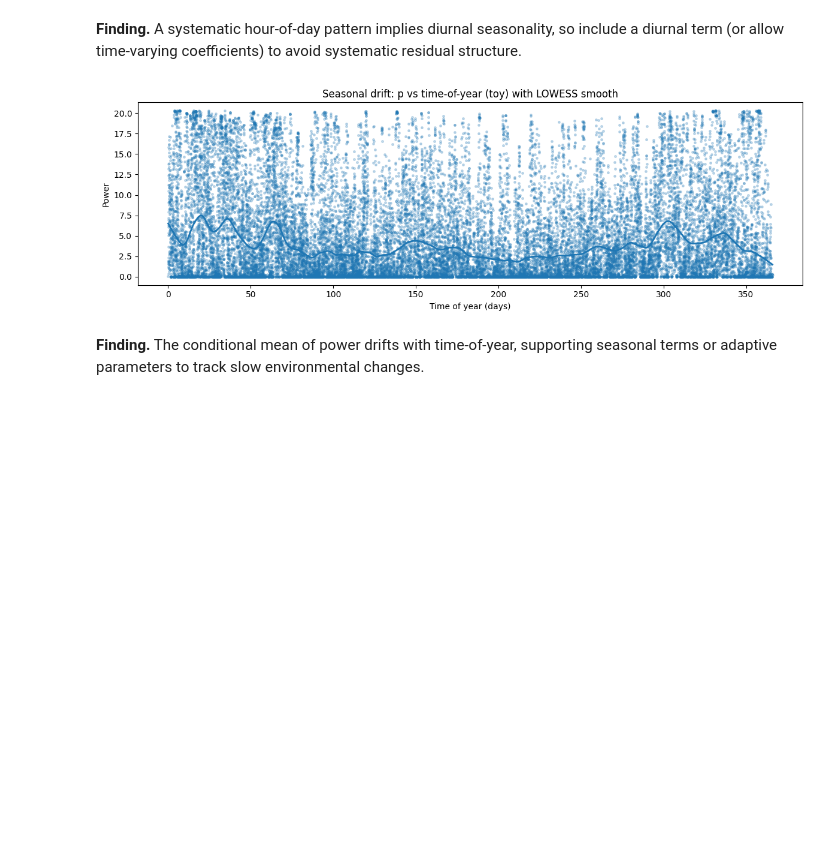
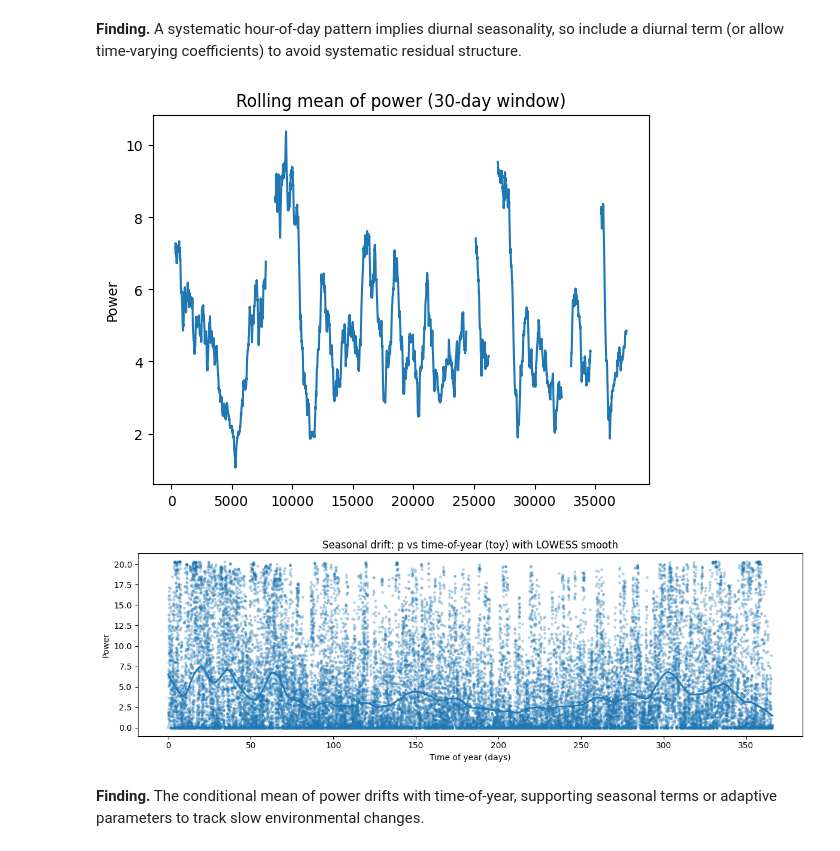
Before and after one commit to chrjx/AdvTSA, a Jupyter notebook: assignment4/tamas_models/analysis.ipynb, the cells around one changed output. Cells and saved outputs as stored; diff of their text form; code cells hidden in the pictures; blank space fills up the shorter version.

```diff
--- a/assignment4/tamas_models/analysis.ipynb
+++ b/assignment4/tamas_models/analysis.ipynb
@@ -194,30 +182,38 @@ plt.show()
 # %%
 
 toy = df["toy"].astype(float)
 p = df["p"].astype(float)
+
+# Rolling mean to confirm slow time scale of drift
+p.rolling(window=24*30, center=True).mean().plot(
+    title="Rolling mean of power (30-day window)",
+    ylabel="Power"
+)
+
 
 mask = toy.notna() & p.notna()
 toy_m = toy[mask].values
 p_m = p[mask].values
 
 # subsample for speed
 m = min(len(toy_m), 30000)
 if len(toy_m) > m:
     idx = np.random.default_rng(1).choice(len(toy_m), size=m, replace=False)
     toy_m, p_m = toy_m[idx], p_m[idx]
 
 smth = lowess(p_m, toy_m, frac=0.05, return_sorted=True)
 
 plt.figure(figsize=(12,4))
 plt.scatter(toy_m, p_m, s=6, alpha=0.25)
 plt.plot(smth[:,0], smth[:,1], linewidth=2)
 plt.title("Seasonal drift: p vs time-of-year (toy) with LOWESS smooth")
 plt.xlabel("Time of year (days)")
 plt.ylabel("Power")
 plt.tight_layout()
 plt.show()
 # %% [output]
-[figure, old version]
+[figure, new version]
+[figure, added]
 # %% [markdown]
 **Finding.** The conditional mean of power drifts with time-of-year, supporting seasonal terms or adaptive parameters to track slow environmental changes.
 # %%
```
Also changed, not shown: parts of 8 cells of this notebook, 4 other files.
